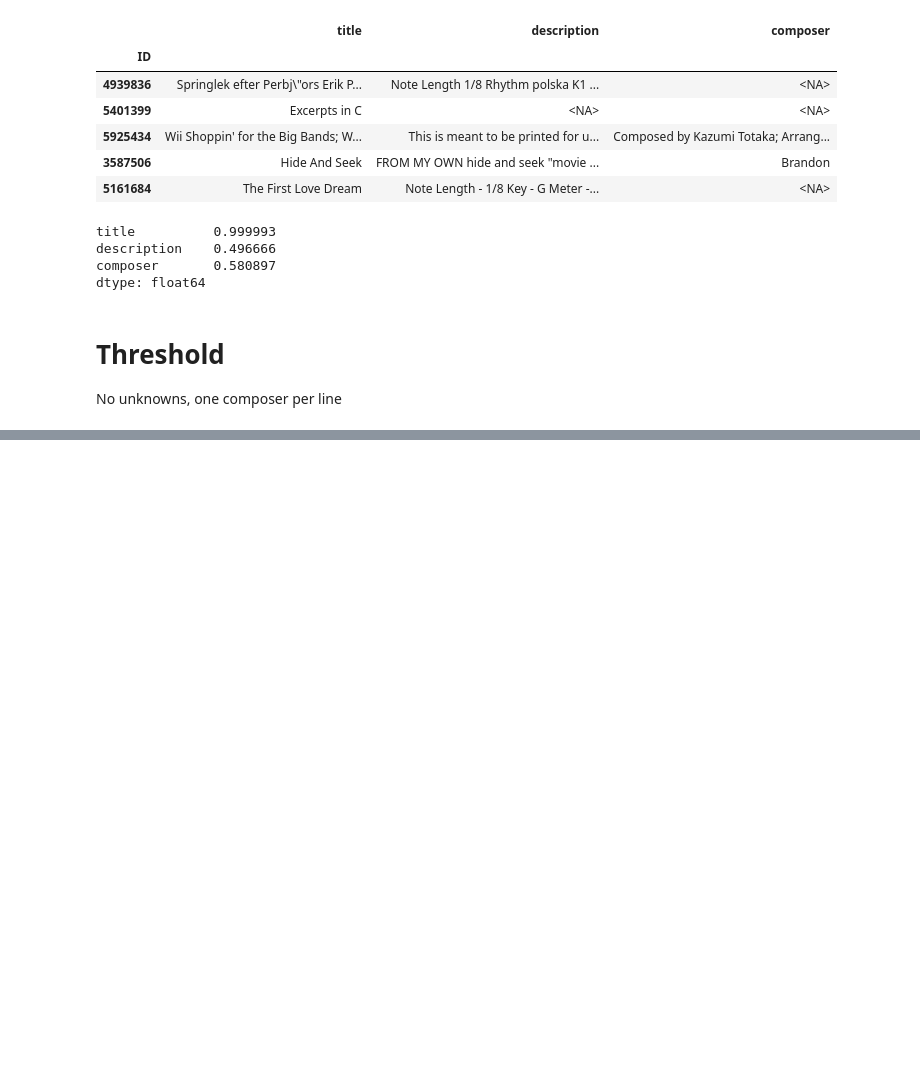
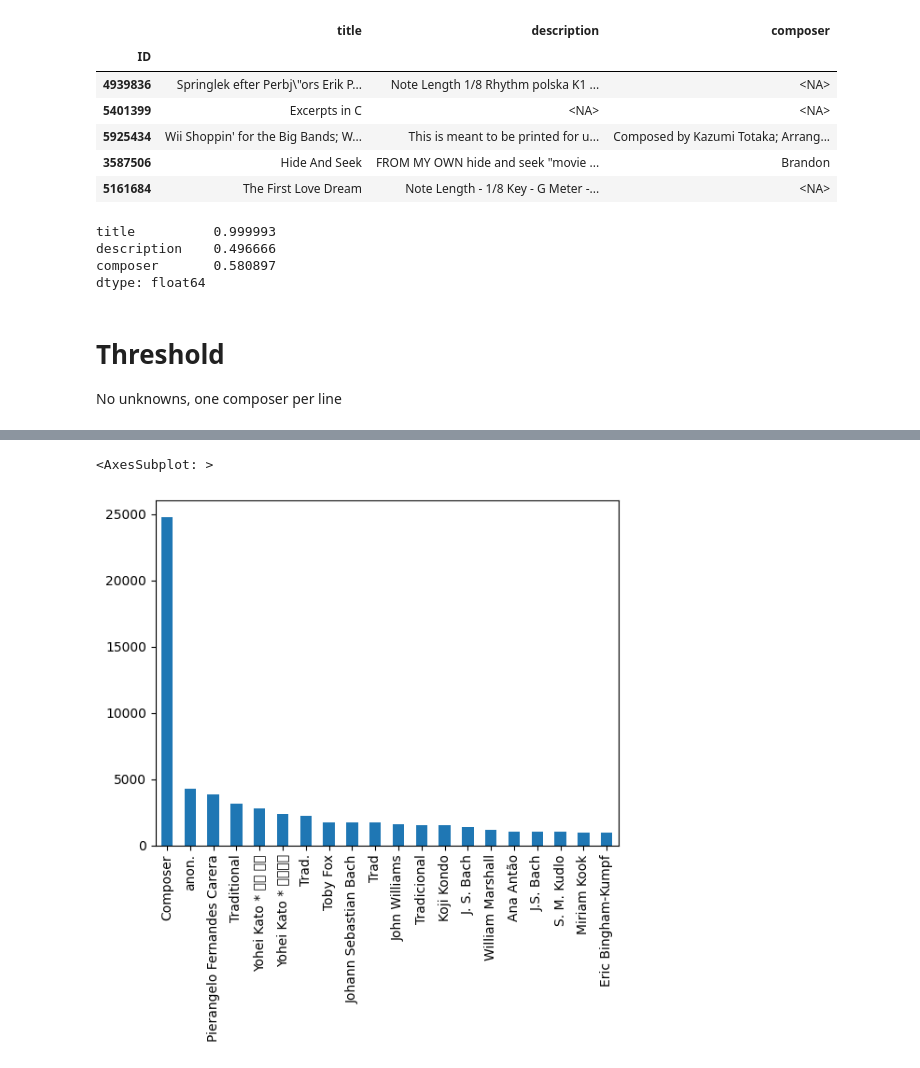
Before and after one commit to CS433-DCML-2022/ComposersClassifier, a Jupyter notebook: data/inspect_results_N.ipynb, the cells around one changed output, grey strips where cells are left out. Drawn from its saved outputs; the diff is of its cells as text; code cells hidden in the pictures; blank space fills up the shorter version.

```diff
--- a/data/inspect_results_N.ipynb
+++ b/data/inspect_results_N.ipynb
@@ -49,7 +51,8 @@ from ray_NER import basic_clean
 import numpy as np
 import pandas as pd
 # %%
-data = pd.read_csv('../../other_sources/downloaded_full_set_metadata.zip',
-                 sep=',',
-                 escapechar='\\',
-                 index_col=0,)
+if not 'data' in locals():
+    data = pd.read_csv('../other_sources/metadata.csv',
+                     sep=',',
+                     escapechar='\\',
+                     index_col=0, dtype=str)
@@ -95,0 +122,10 @@ top_IDs.to_csv("./best_10_composers_ID.tsv", sep='\t', index=False)
+# %%
+if not 'data' in locals():
+    data = pd.read_csv('../other_sources/metadata.csv',
+                     sep=',',
+                     escapechar='\\',
+                     index_col=0, dtype=str)
+# %%
+threshold = 20
+counts_before =data['composer'].value_counts()
+top_before = counts_before[:threshold]
@@ -95,0 +152,5 @@ top_IDs.to_csv("./best_10_composers_ID.tsv", sep='\t', index=False)
+# %%
+top_before.plot(kind='bar')
+# %% [output]
+<AxesSubplot: >
+[figure, added]
```
Also changed, not shown: parts of 15 cells of this notebook, 5 other files.
